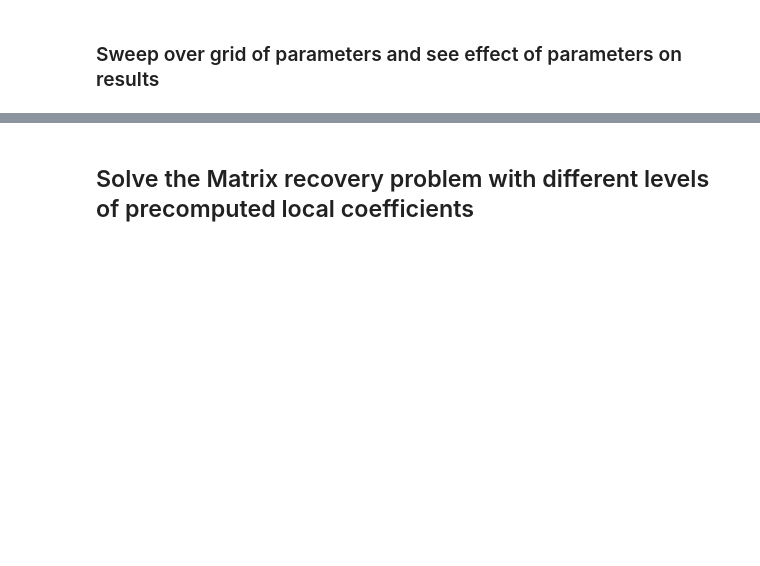
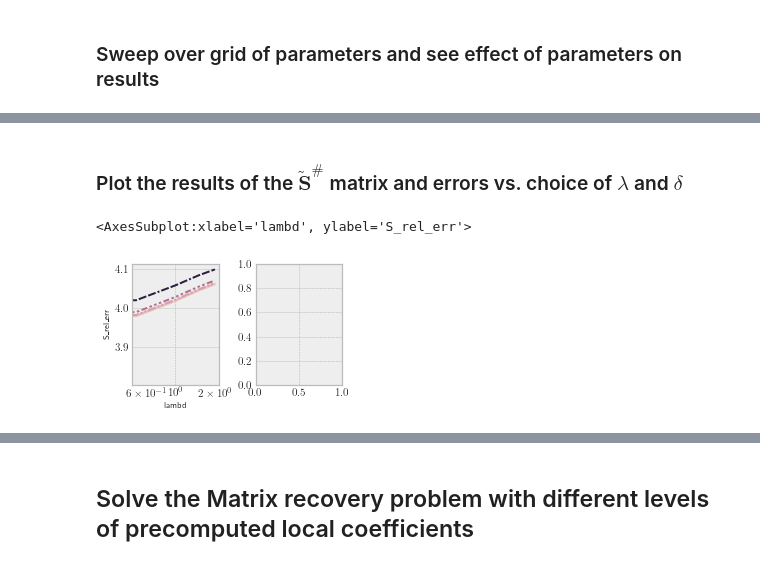
Before and after one commit to samtalki/PowerSensitivities.jl, a Jupyter notebook: py/SensitivityModelingCVXPY.ipynb, the cells around one changed output, grey strips where cells are left out. Drawn from its saved outputs; the diff is of its cells as text; code cells hidden in the pictures; blank space fills up the shorter version.

Commit message:
running matrix completion experiment

```diff
--- a/py/SensitivityModelingCVXPY.ipynb
+++ b/py/SensitivityModelingCVXPY.ipynb
@@ -13,6 +13,7 @@ from measurements import constrained_linear_measurement_operator
 import matrix_sensitivities as mat_sens
 # %%
 sns.set_context("paper")
+sns.set_theme(style="darkgrid")
 plt.style.use("bmh")
 matplotlib.rc('text', usetex=True)
 matplotlib.rc('text.latex', preamble=r'\usepackage{amsmath,amssymb}')
@@ -121,0 +134,23 @@ with open('S_hats.pickle', 'rb') as handle:
+# %% [markdown]
+### Plot the results of the $\tilde{\mathbf{S}}^{\#}$ matrix and errors vs. choice of $\lambda$ and $\delta$
+# %%
+lambd_values = np.logspace(start=-2.5,stop=2,num=10)
+delta_values = np.concatenate(([0],np.logspace(start=-4,stop=-1,num=10)))
+df_1 = pd.DataFrame.from_dict(results_by_grid[0])
+df_2 = pd.DataFrame.from_dict(results_by_grid[1])
+results_df = pd.concat([df_1,df_2],ignore_index=True)
+# %%
+fig,axes = plt.subplots(
+    figsize=(3.5,3.5/1.61828),constrained_layout=True,
+    nrows=1,ncols=2
+)
+axes[0].set(xscale="log")
+sns.lineplot(
+    data=results_df,
+    x="lambd",y="S_rel_err",
+    hue="delta",style="delta",
+    ax=axes[0],legend=False
+)
+# %% [output]
+<AxesSubplot:xlabel='lambd', ylabel='S_rel_err'>
+[figure, added]
```
Also changed, not shown: parts of 4 cells of this notebook.
